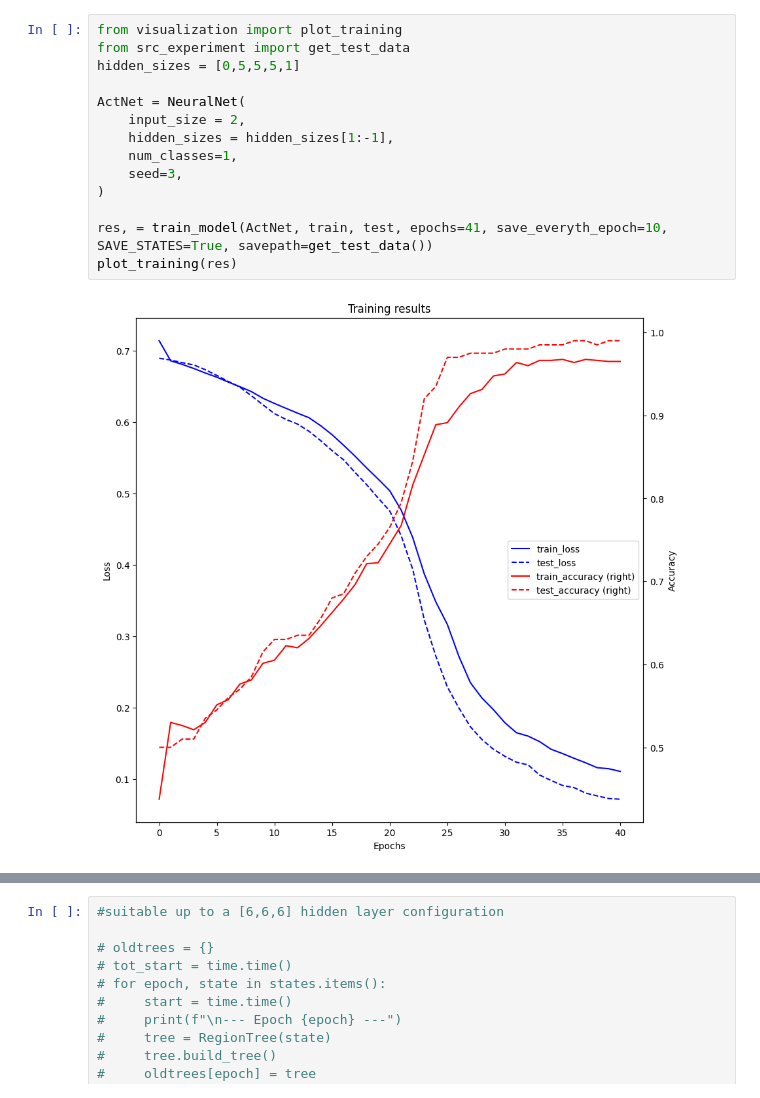
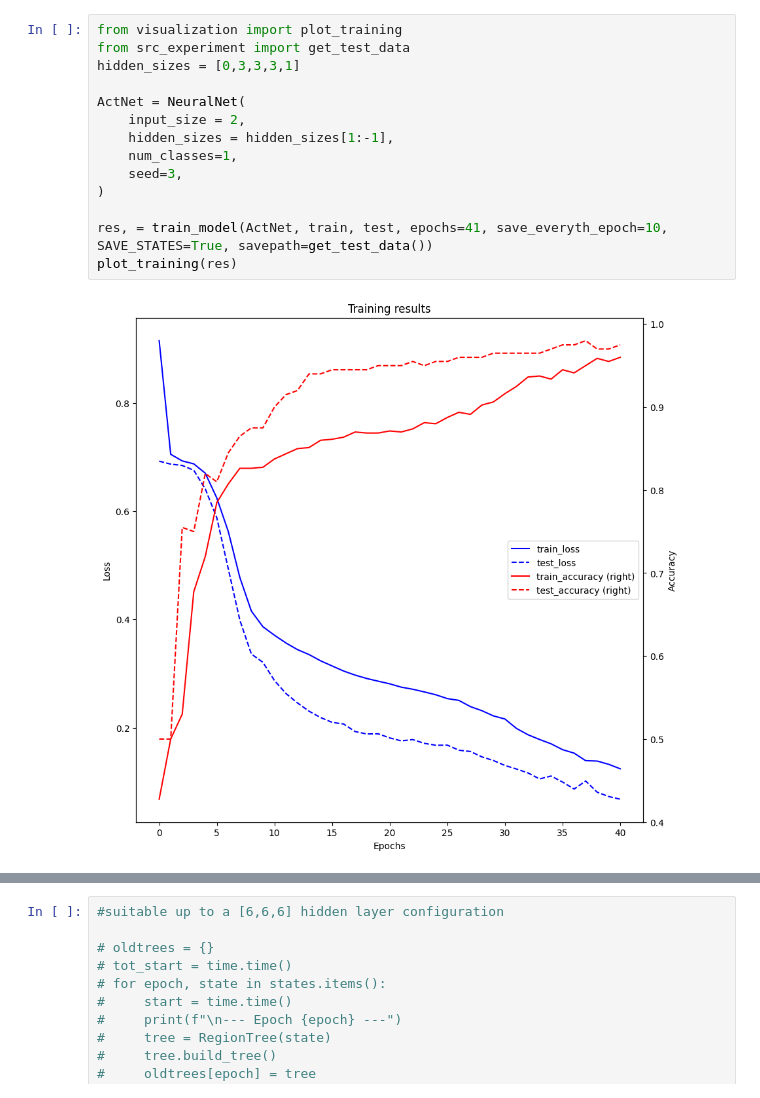
Before and after one commit to Johanmkr/WP1-Polyhedra, a Jupyter notebook: notebooks/optimize_new_tree.ipynb, the cells around one changed output, grey strips where cells are left out. Drawn from its saved outputs; the diff is of its cells as text.

```diff
--- a/notebooks/optimize_new_tree.ipynb
+++ b/notebooks/optimize_new_tree.ipynb
@@ -47,19 +47,19 @@ plt.show()
 # %%
 from visualization import plot_training
 from src_experiment import get_test_data
-hidden_sizes = [0,5,5,5,1]
+hidden_sizes = [0,3,3,3,1]
 
 ActNet = NeuralNet(
     input_size = 2,
     hidden_sizes = hidden_sizes[1:-1],
     num_classes=1,
     seed=3,
 )
 
 res, = train_model(ActNet, train, test, epochs=41, save_everyth_epoch=10, SAVE_STATES=True, savepath=get_test_data())
 plot_training(res)
 # %% [output]
-[figure, old version]
+[figure, new version]
 # %%
 trees = {}
 tot_start = time.time()
```
Also changed, not shown: parts of 6 cells of this notebook, 12 other files.
